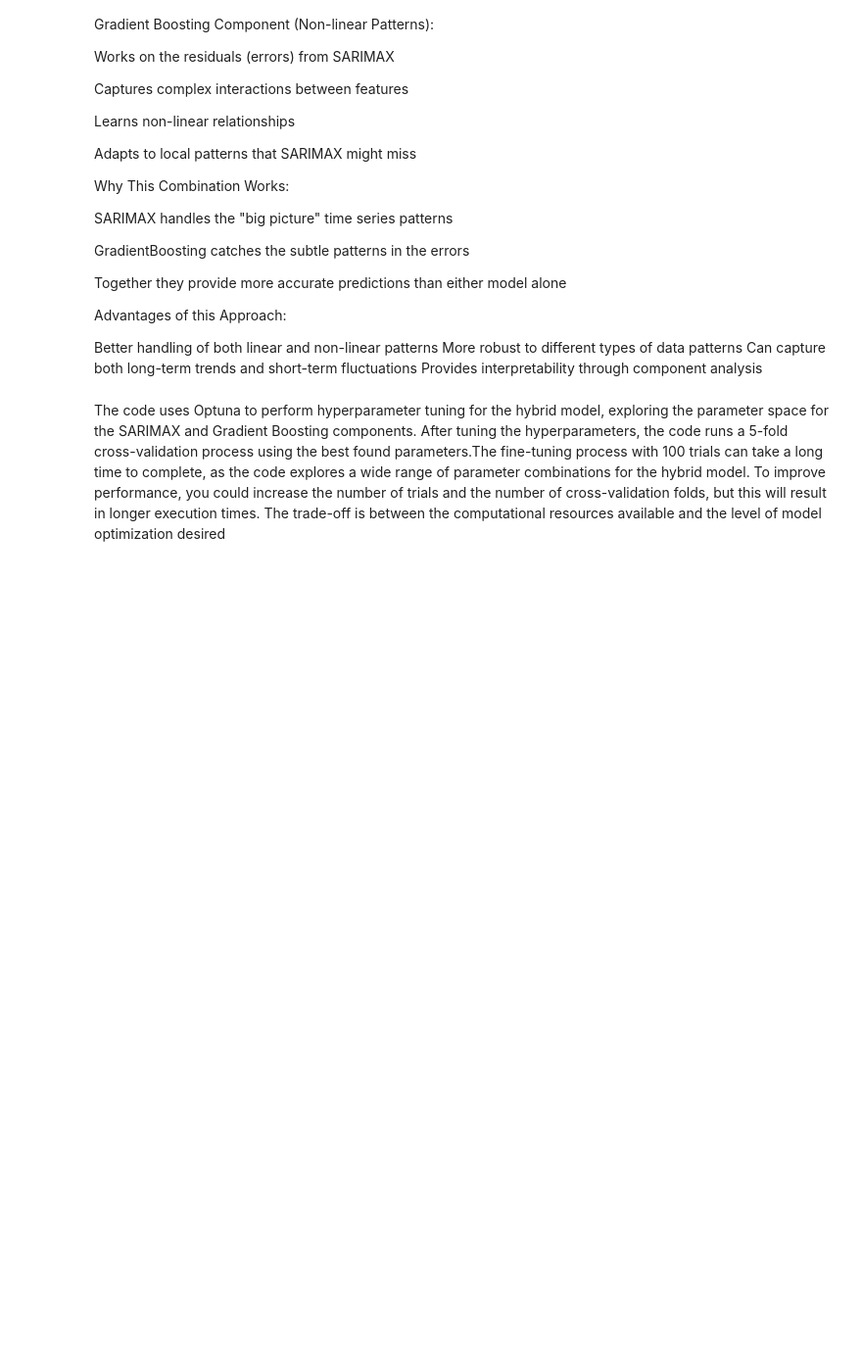
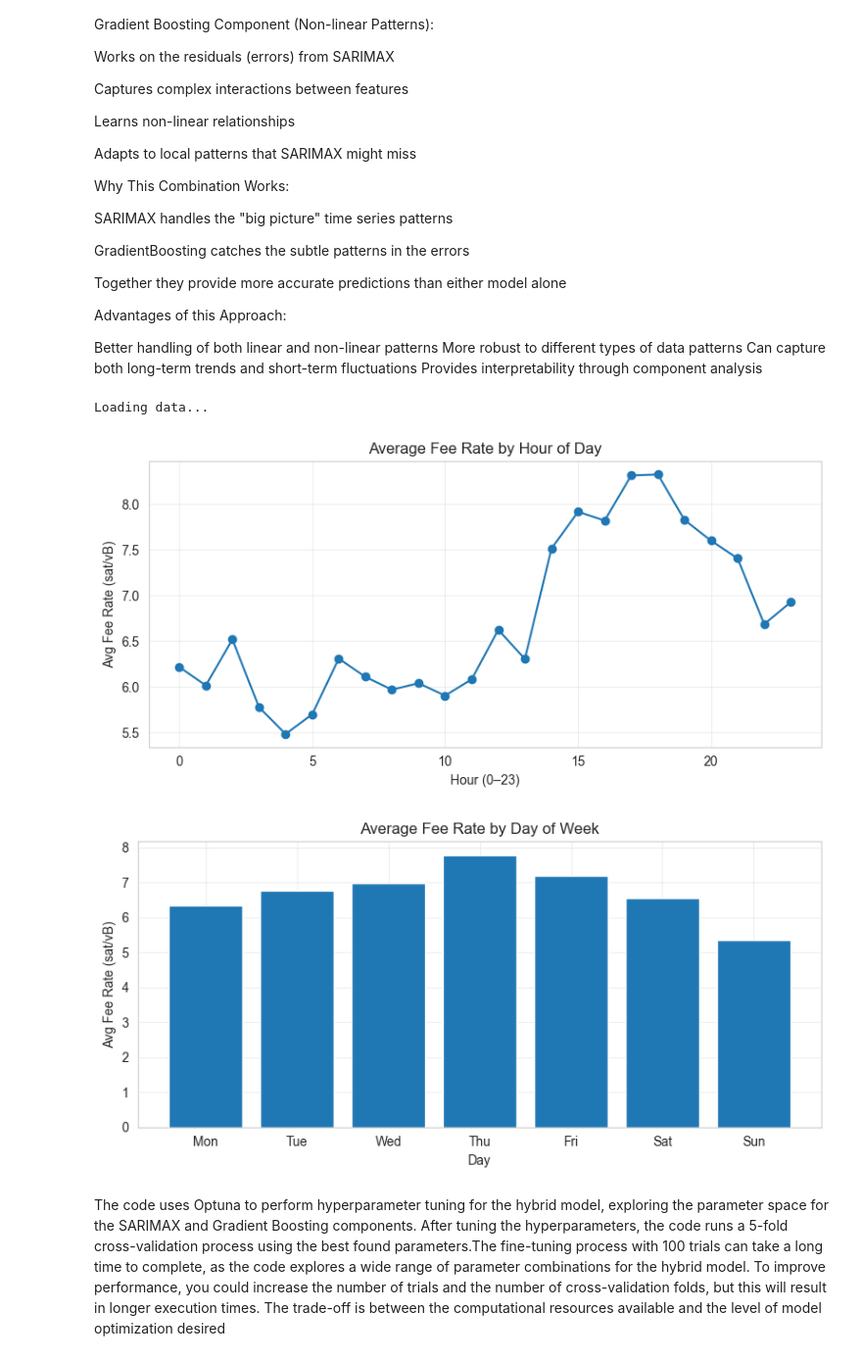
Before and after one commit to majiangqin/bitcoin, a Jupyter notebook: Models/Models_large dataset/hybrid-model.ipynb, the cells around one changed output. Shown at 98% size. Cells and saved outputs as stored; diff of their text form; code cells hidden in the pictures; blank space fills up the shorter version.

Commit message:
update files and add figures

```diff
--- a/Models/Models_large dataset/hybrid-model.ipynb
+++ b/Models/Models_large dataset/hybrid-model.ipynb
@@ -36,6 +36,48 @@ Better handling of both linear and non-linear patterns
 More robust to different types of data patterns
 Can capture both long-term trends and short-term fluctuations
 Provides interpretability through component analysis
+# %%
+import pandas as pd
+import matplotlib.pyplot as plt
+
+# Load and preprocess
+print("Loading data...")
+df = pd.read_csv('../../Data/Data_larger dataset/train_set.csv')
+df['block_time'] = pd.to_datetime(df['block_time'])
+df = df.sort_values('block_time').set_index('block_time')
+
+# Hourly pattern
+df['hour'] = df.index.hour
+hourly_avg = df.groupby('hour')['block_median_fee_rate'].mean()
+
+plt.figure(figsize=(8, 4))
+plt.plot(hourly_avg, marker='o')
+plt.title('Average Fee Rate by Hour of Day')
+plt.xlabel('Hour (0–23)')
+plt.ylabel('Avg Fee Rate (sat/vB)')
+plt.grid(True, alpha=0.3)
+plt.tight_layout()
+plt.savefig('fee_rate_by_hour.png', dpi=75)
+plt.show()
+
+# Weekly pattern
+df['day_of_week'] = df.index.dayofweek
+weekly_avg = df.groupby('day_of_week')['block_median_fee_rate'].mean()
+
+plt.figure(figsize=(8, 4))
+plt.bar(weekly_avg.index, weekly_avg.values,
+        tick_label=['Mon', 'Tue', 'Wed', 'Thu', 'Fri', 'Sat', 'Sun'])
+plt.title('Average Fee Rate by Day of Week')
+plt.xlabel('Day')
+plt.ylabel('Avg Fee Rate (sat/vB)')
+plt.grid(True, alpha=0.3)
+plt.tight_layout()
+plt.savefig('fee_rate_by_day.png', dpi=75)
+plt.show()
+# %% [output]
+Loading data...
+[figure, added]
+[figure, added]
 # %% [markdown]
 The code uses Optuna to perform hyperparameter tuning for the hybrid model, exploring the parameter space for the SARIMAX and Gradient Boosting components. After tuning the hyperparameters, the code runs a 5-fold cross-validation process using the best found parameters.The fine-tuning process with 100 trials can take a long time to complete, as the code explores a wide range of parameter combinations for the hybrid model. To improve performance, you could increase the number of trials and the number of cross-validation folds, but this will result in longer execution times. The trade-off is between the computational resources available and the level of model optimization desired
 # %%
```
Also changed, not shown: 20 other files.
